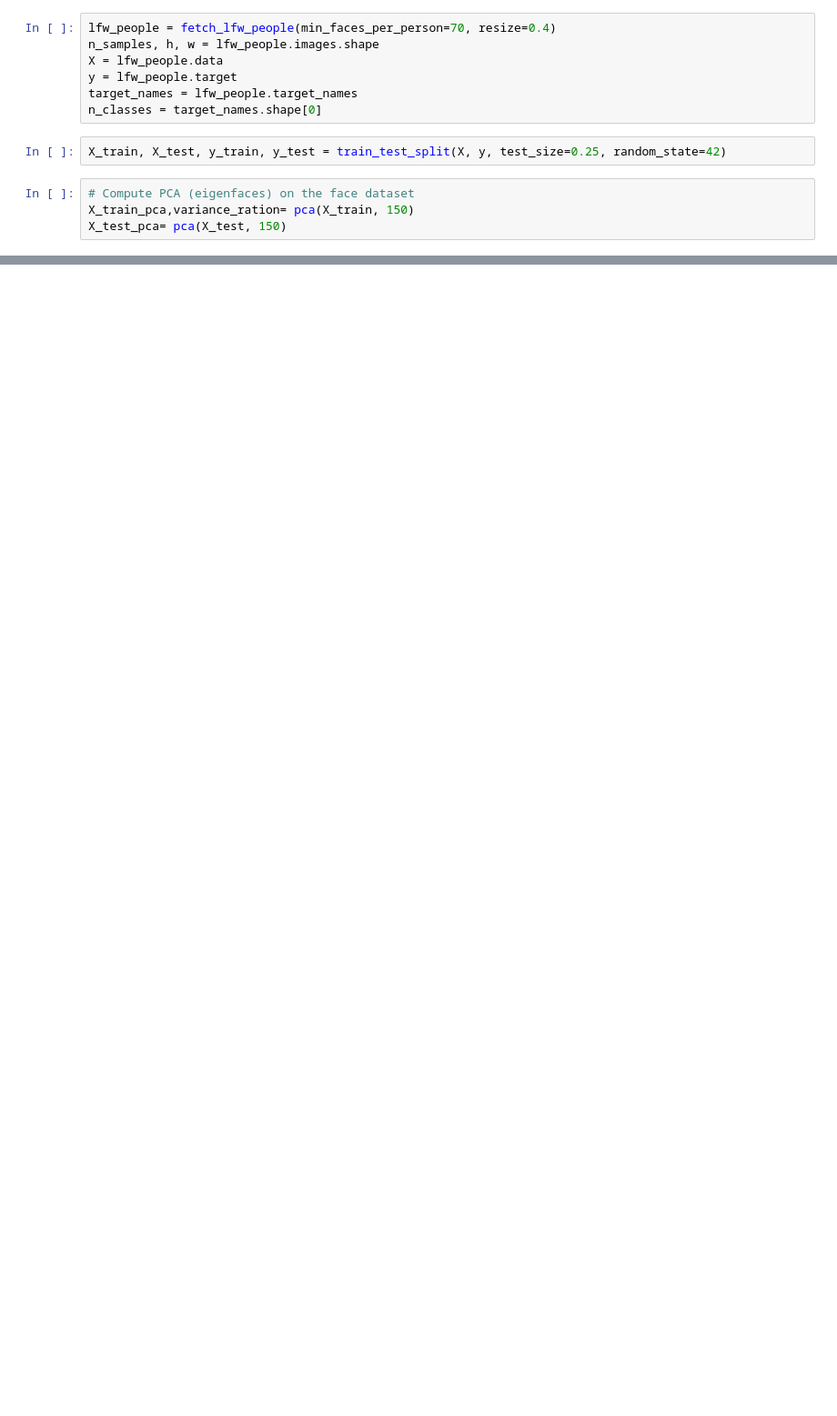
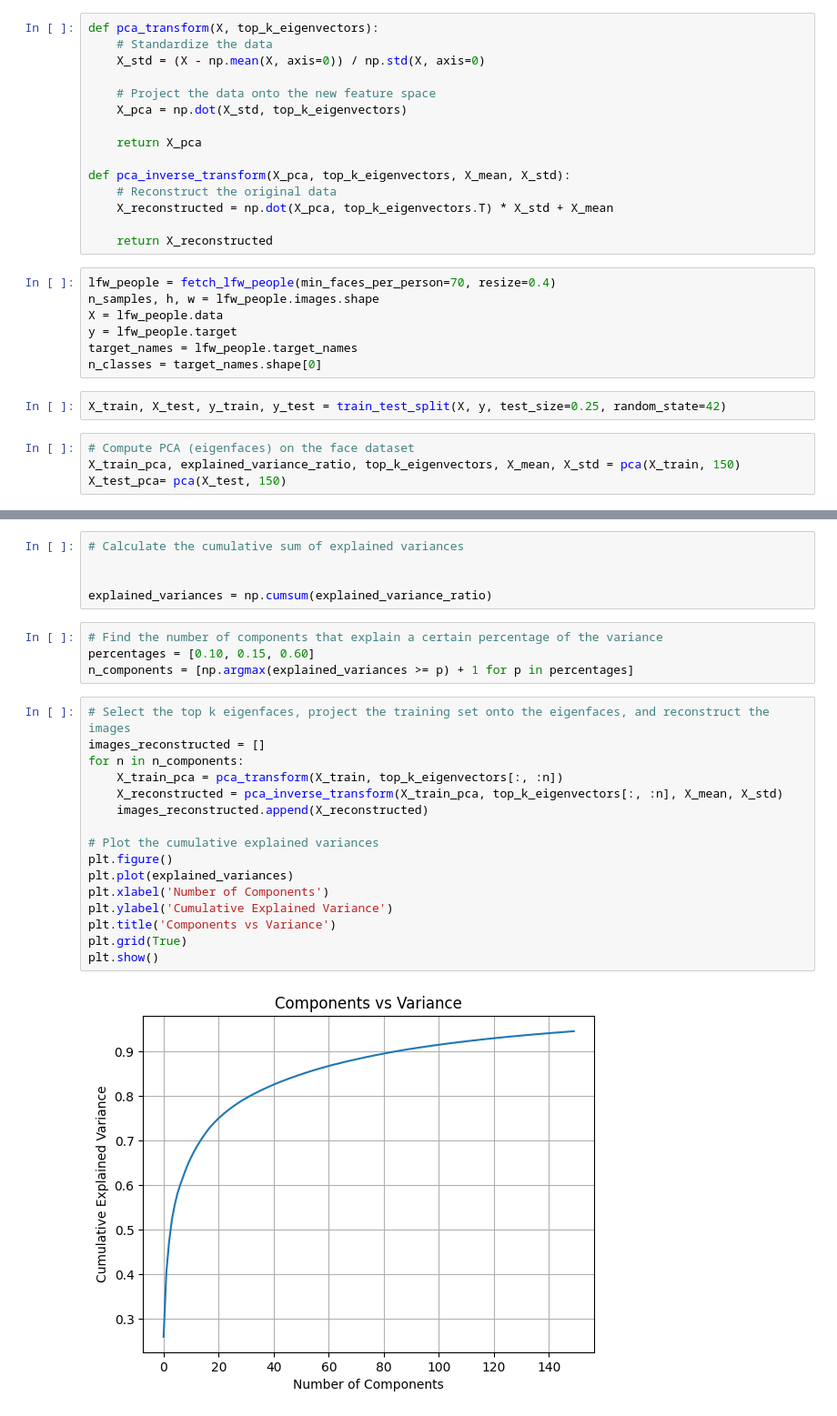
Before and after one commit to omar-adel1/Ellipse-Detection-Using-Hough-Transform, a Jupyter notebook: eigen_faces/yarab.ipynb, the cells around one changed output, grey strips where cells are left out. Shown at 91% size. Drawn from its saved outputs; the diff is of its cells as text; blank space fills up the shorter version.

```diff
--- a/eigen_faces/yarab.ipynb
+++ b/eigen_faces/yarab.ipynb
@@ -35,3 +38,18 @@ def pca(X, k):
+# %%
+def pca_transform(X, top_k_eigenvectors):
+    # Standardize the data
+    X_std = (X - np.mean(X, axis=0)) / np.std(X, axis=0)
+
+    # Project the data onto the new feature space
+    X_pca = np.dot(X_std, top_k_eigenvectors)
+
+    return X_pca
+
+def pca_inverse_transform(X_pca, top_k_eigenvectors, X_mean, X_std):
+    # Reconstruct the original data
+    X_reconstructed = np.dot(X_pca, top_k_eigenvectors.T) * X_std + X_mean
+
+    return X_reconstructed
 # %%
 lfw_people = fetch_lfw_people(min_faces_per_person=70, resize=0.4)
 n_samples, h, w = lfw_people.images.shape
@@ -43,5 +61,5 @@ n_classes = target_names.shape[0]
 X_train, X_test, y_train, y_test = train_test_split(X, y, test_size=0.25, random_state=42)
 # %%
 # Compute PCA (eigenfaces) on the face dataset
-X_train_pca,variance_ration= pca(X_train, 150)
+X_train_pca, explained_variance_ratio, top_k_eigenvectors, X_mean, X_std = pca(X_train, 150)
 X_test_pca= pca(X_test, 150)
@@ -65,0 +66,27 @@ ValueError: setting an array element with a sequence. The requested array has an
+# %%
+# Calculate the cumulative sum of explained variances
+
+
+explained_variances = np.cumsum(explained_variance_ratio)
+# %%
+# Find the number of components that explain a certain percentage of the variance
+percentages = [0.10, 0.15, 0.60]
+n_components = [np.argmax(explained_variances >= p) + 1 for p in percentages]
+# %%
+# Select the top k eigenfaces, project the training set onto the eigenfaces, and reconstruct the images
+images_reconstructed = []
+for n in n_components:
+    X_train_pca = pca_transform(X_train, top_k_eigenvectors[:, :n])
+    X_reconstructed = pca_inverse_transform(X_train_pca, top_k_eigenvectors[:, :n], X_mean, X_std)
+    images_reconstructed.append(X_reconstructed)
+
+# Plot the cumulative explained variances
+plt.figure()
+plt.plot(explained_variances)
+plt.xlabel('Number of Components')
+plt.ylabel('Cumulative Explained Variance')
+plt.title('Components vs Variance')
+plt.grid(True)
+plt.show()
+# %% [output]
+[figure, added]
```
Also changed, not shown: parts of 3 cells of this notebook.
